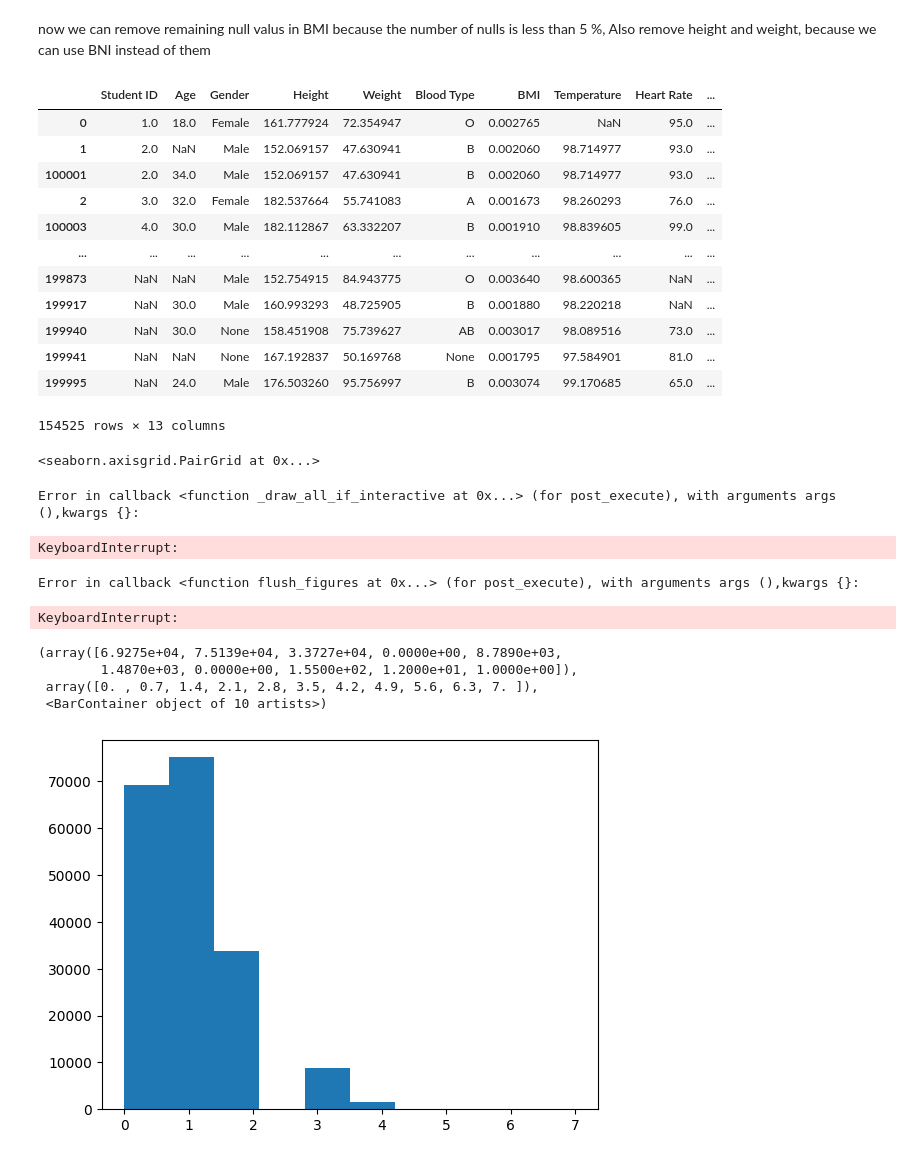
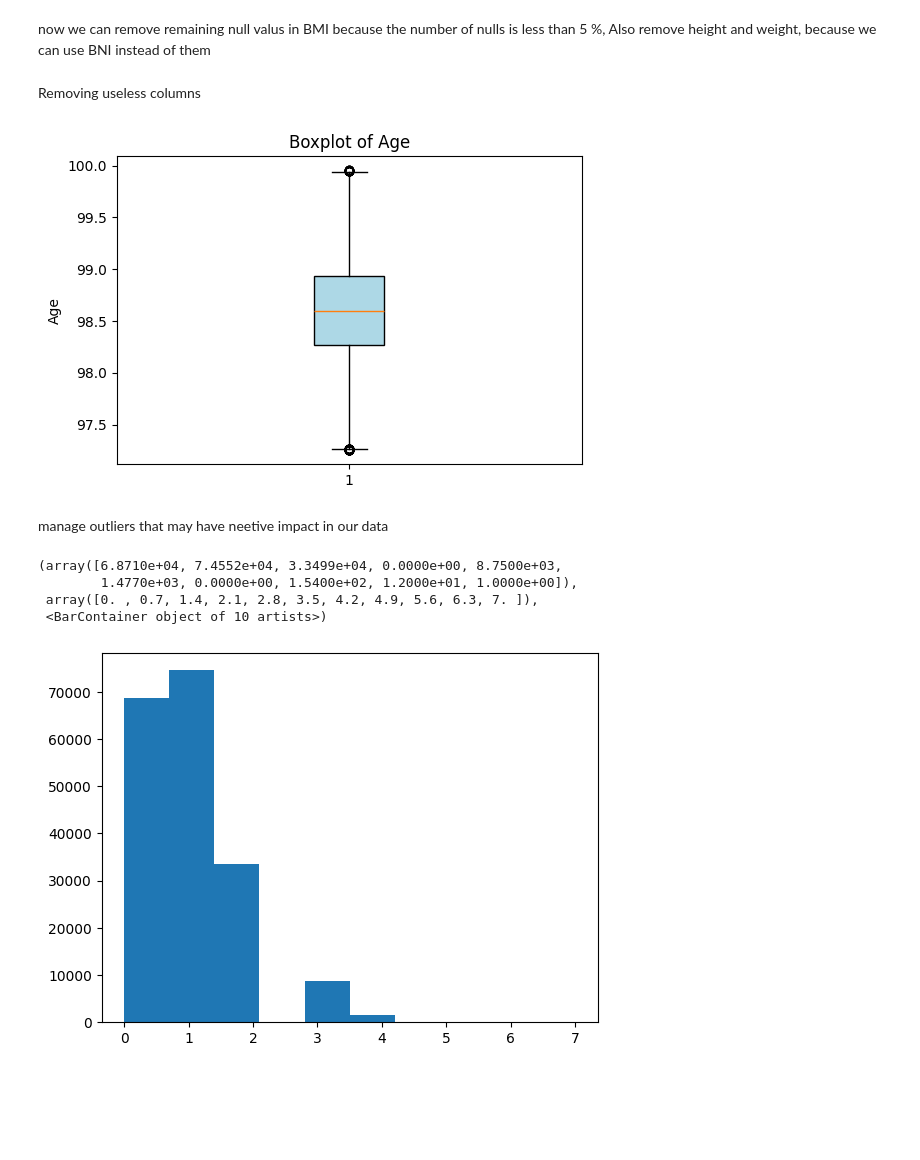
Before and after one commit to Ahmadreza1972/Machine-Learning, a Jupyter notebook: medical students/main.ipynb, the cells around one changed output. Drawn from its saved outputs; the diff is of its cells as text; code cells hidden in the pictures; blank space fills up the shorter version.

```diff
--- a/medical students/main.ipynb
+++ b/medical students/main.ipynb
@@ -4,6 +10,8 @@ import matplotlib.pyplot as plt
 # %%
 raw_data=pd.read_csv("medical_students_dataset.csv")
 raw_data.sort_values("Student ID",inplace=True)
+raw_data=raw_data.applymap(lambda x: np.nan if x is None else x)
+#raw_data = raw_data.where(pd.notna(raw_data), None)
 raw_data.head(10)
 # %% [output]
 |  | Student ID | Age | Gender | Height | Weight | Blood Type | BMI | Temperature | Heart Rate | ... |
@@ -96,9 +79,10 @@ as you can see, in each raw we have around 10 percent of data is null, so we can
 # %%
 import math
 def BMI_fixer(row):
-    if ~pd.isna(row["Height"]):
-        if ~pd.isna(row["Weight"]):
-            row["BMI"]=row["Weight"]/(row["Height"]**2)
+    if pd.isna(row["BMI"]):
+        if ~pd.isna(row["Height"]):
+            if ~pd.isna(row["Weight"]):
+                row["BMI"]=row["Weight"]/(row["Height"]**2)
 
     if pd.isna(row["Height"]):
         if ~pd.isna(row["BMI"]):
@@ -110,4 +94,6 @@ def BMI_fixer(row):
             if ~pd.isna(row["Height"]):
                 row["Weight"]=(row["Height"]**2)* row["BMI"]
     return row
+raw_data["Height"]=round(raw_data["Height"]/100,2)
+raw_data = raw_data.where(pd.notna(raw_data), None)
 raw_data=raw_data.apply(lambda x: BMI_fixer(x),axis=1)
@@ -135,39 +119,41 @@ nul_vals
 # %% [markdown]
 now we can remove remaining null valus in BMI because the number of nulls is less than 5 %, Also remove height and weight, because we can use BNI instead of them
-# %%
-raw_data[raw_data["BMI"]<=5]
-# %% [output]
-|  | Student ID | Age | Gender | Height | Weight | Blood Type | BMI | Temperature | Heart Rate | ... |
-| 0 | 1.0 | 18.0 | Female | 161.777924 | 72.354947 | O | 0.002765 | NaN | 95.0 | ... |
-| 1 | 2.0 | NaN | Male | 152.069157 | 47.630941 | B | 0.002060 | 98.714977 | 93.0 | ... |
-| 100001 | 2.0 | 34.0 | Male | 152.069157 | 47.630941 | B | 0.002060 | 98.714977 | 93.0 | ... |
-| 2 | 3.0 | 32.0 | Female | 182.537664 | 55.741083 | A | 0.001673 | 98.260293 | 76.0 | ... |
-| 100003 | 4.0 | 30.0 | Male | 182.112867 | 63.332207 | B | 0.001910 | 98.839605 | 99.0 | ... |
-| ... | ... | ... | ... | ... | ... | ... | ... | ... | ... | ... |
-| 199873 | NaN | NaN | Male | 152.754915 | 84.943775 | O | 0.003640 | 98.600365 | NaN | ... |
-| 199917 | NaN | 30.0 | Male | 160.993293 | 48.725905 | B | 0.001880 | 98.220218 | NaN | ... |
-| 199940 | NaN | 30.0 | None | 158.451908 | 75.739627 | AB | 0.003017 | 98.089516 | 73.0 | ... |
-| 199941 | NaN | NaN | None | 167.192837 | 50.169768 | None | 0.001795 | 97.584901 | 81.0 | ... |
-| 199995 | NaN | 24.0 | Male | 176.503260 | 95.756997 | B | 0.003074 | 99.170685 | 65.0 | ... |
-154525 rows × 13 columns
 # %%
 raw_data.dropna(subset=['BMI'],inplace=True)
 raw_data.drop(["Height","Weight","Student ID"],axis=1,inplace=True)
-# %%
-import seaborn as sbs
-sbs.pairplot(raw_data)
-# %% [output]
-<seaborn.axisgrid.PairGrid at 0x...>
-Error in callback <function _draw_all_if_interactive at 0x...> (for post_execute), with arguments args (),kwargs {}:
-KeyboardInterrupt:
-Error in callback <function flush_figures at 0x...> (for post_execute), with arguments args (),kwargs {}:
-KeyboardInterrupt:
+# %% [markdown]
+Removing useless columns
+# %%
+rows=pd.DataFrame()
+for column in raw_data.columns[raw_data.dtypes=="float64"]:
+    q75=raw_data[column].quantile(0.75)
+    q25=raw_data[column].quantile(0.25)
+    iqr=q75-q25
+    upper=q75+(1.5*iqr)
+    lower=q25-(1.5*iqr)
+    rows=pd.concat([rows,raw_data[(raw_data[column]>upper)|(raw_data[column]<lower)]])
+
+raw_data.drop(rows.index,inplace=True)
+# %%
+plt.figure(figsize=(6, 4))  # Optional: Set the figure size
+plt.boxplot(raw_data["Temperature"].dropna(), vert=True, patch_artist=True, boxprops=dict(facecolor="lightblue"))
+
+# Add labels and title
+plt.title("Boxplot of Age")
+plt.ylabel("Age")
+
+# Show the plot
+plt.show()
+# %% [output]
+[figure, added]
+# %% [markdown]
+manage outliers that may have neetive impact in our data
 # %%
 
 plt.hist(raw_data.isnull().sum(axis=1))
 # %% [output]
-(array([6.9275e+04, 7.5139e+04, 3.3727e+04, 0.0000e+00, 8.7890e+03,
-        1.4870e+03, 0.0000e+00, 1.5500e+02, 1.2000e+01, 1.0000e+00]),
+(array([6.8710e+04, 7.4552e+04, 3.3499e+04, 0.0000e+00, 8.7500e+03,
+        1.4770e+03, 0.0000e+00, 1.5400e+02, 1.2000e+01, 1.0000e+00]),
  array([0. , 0.7, 1.4, 2.1, 2.8, 3.5, 4.2, 4.9, 5.6, 6.3, 7. ]),
  <BarContainer object of 10 artists>)
 [figure]
```
Also changed, not shown: parts of 20 cells of this notebook.
